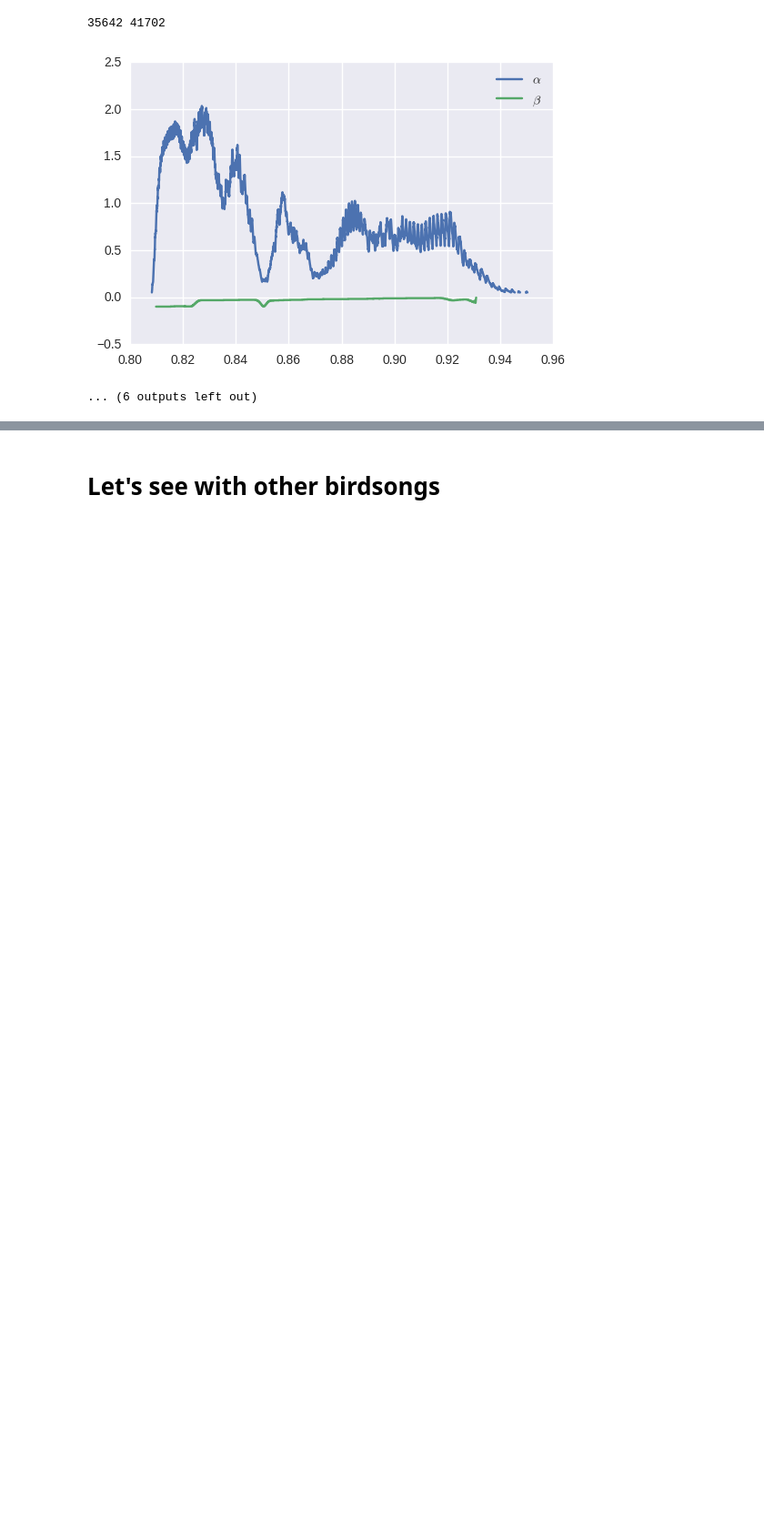
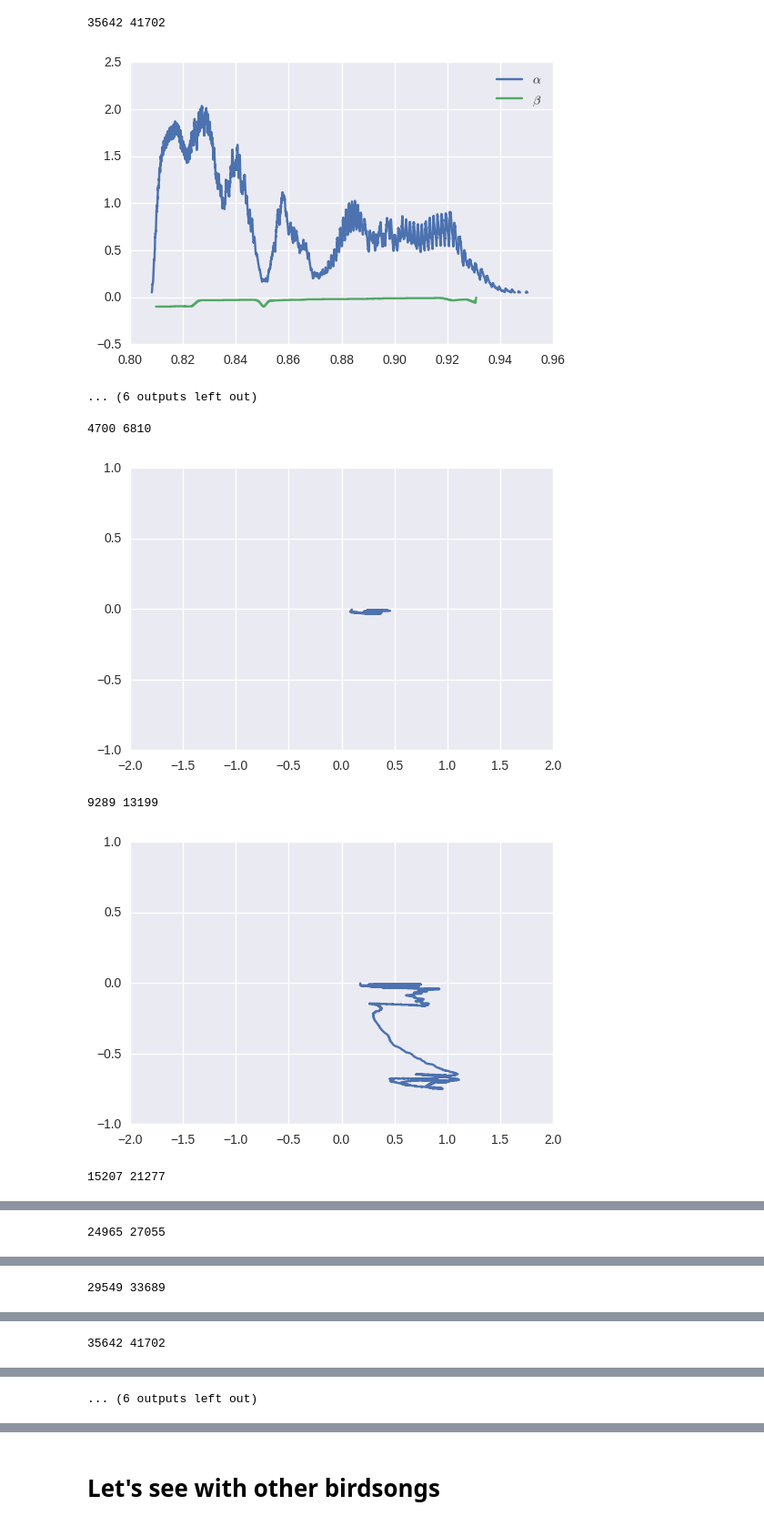
Before and after one commit to PaulEcoffet/birdsonglearningmodel, a Jupyter notebook: analysis/ba_example_analysis.ipynb, the cells around one changed output, grey strips where cells are left out. Shown at 91% size. Drawn from its saved outputs; the diff is of its cells as text; code cells hidden in the pictures; blank space fills up the shorter version.

Commit message:
draw alpha-beta trajectory to see if there is constraint between the two

```diff
--- a/analysis/ba_example_analysis.ipynb
+++ b/analysis/ba_example_analysis.ipynb
@@ -116,3 +116,26 @@ while i < len(alpha):
 35642 41702
 [figure]
 ... (6 outputs left out)
+# %%
+i = 0
+while i < len(alpha):
+    if not np.isnan(alpha[i]):
+        j = i
+        while j < dat.shape[0] and not np.isnan(alpha[j]):
+            j += 10
+        if j - i > 1000:
+            print(i, j)
+            plt.figure(i)
+            plt.plot(alpha[(i-1000):(j+1000)], beta[(i-1000):(j+1000)])
+            plt.ylim((-1, 1))
+            plt.xlim((-2, 2))
+            plt.show(i)
+        i = j + 1
+    else:
+        i += 1
+# %% [output]
+4700 6810
+[figure, added]
+9289 13199
+[figure, added]
+15207 21277
@@ -118,0 +143 @@ while i < len(alpha):
+24965 27055
@@ -118,0 +145 @@ while i < len(alpha):
+29549 33689
@@ -118,0 +147 @@ while i < len(alpha):
+35642 41702
@@ -118,0 +149 @@ while i < len(alpha):
+... (6 outputs left out)
```
Also changed, not shown: parts of 3 cells of this notebook.
